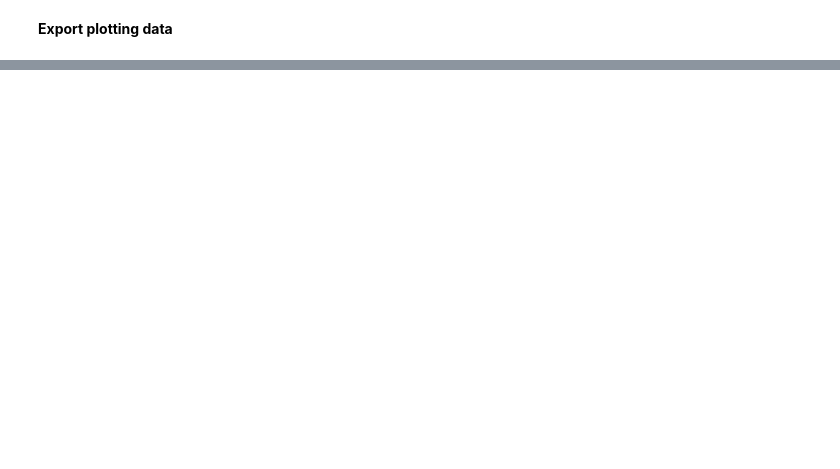
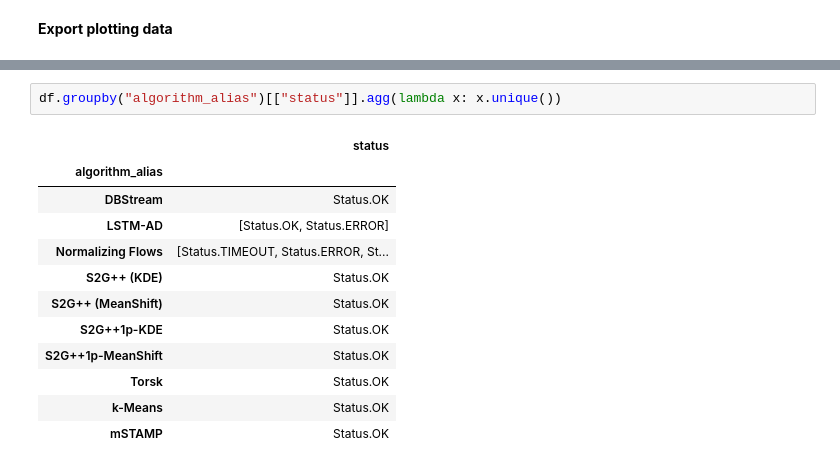
Before and after one commit to HPI-Information-Systems/s2gpp_experiments, a Jupyter notebook: notebooks/Quality.ipynb, the cells around one changed output, grey strips where cells are left out. Drawn from its saved outputs; the diff is of its cells as text; blank space fills up the shorter version.

```diff
--- a/notebooks/Quality.ipynb
+++ b/notebooks/Quality.ipynb
@@ -49,0 +57,15 @@ g.set(xlim=(2, 21))
+# %%
+df.groupby("algorithm_alias")[["status"]].agg(lambda x: x.unique())
+# %% [output]
+|  | status |
+| algorithm_alias |  |
+| DBStream | Status.OK |
+| LSTM-AD | [Status.OK, Status.ERROR] |
+| Normalizing Flows | [Status.TIMEOUT, Status.ERROR, St... |
+| S2G++ (KDE) | Status.OK |
+| S2G++ (MeanShift) | Status.OK |
+| S2G++1p-KDE | Status.OK |
+| S2G++1p-MeanShift | Status.OK |
+| Torsk | Status.OK |
+| k-Means | Status.OK |
+| mSTAMP | Status.OK |
```
Also changed, not shown: parts of 15 cells of this notebook, 23 other files.
